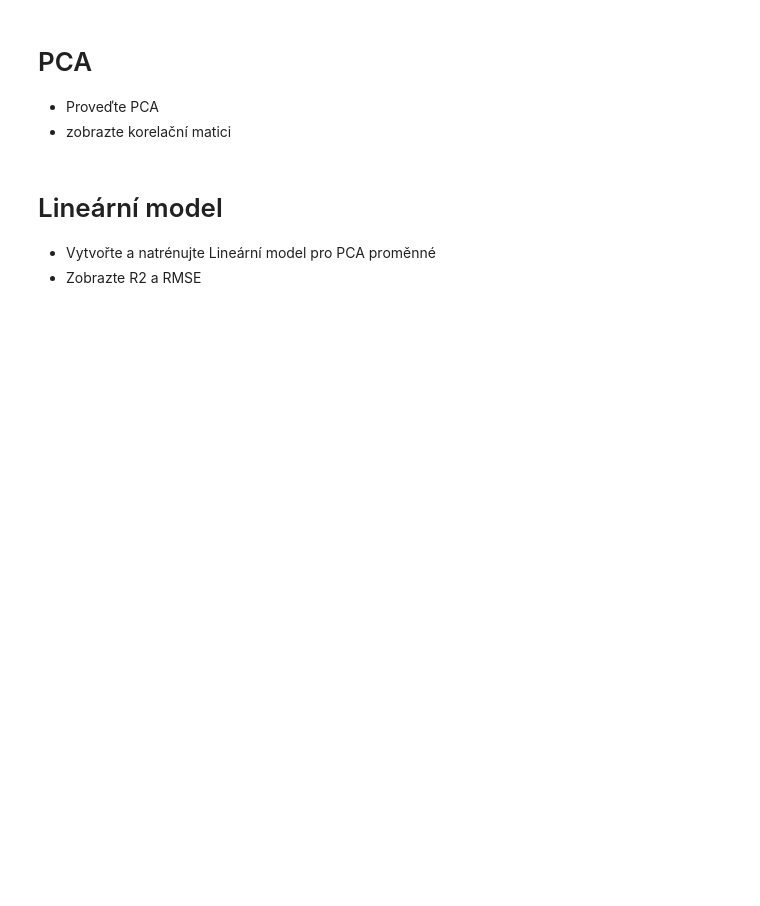
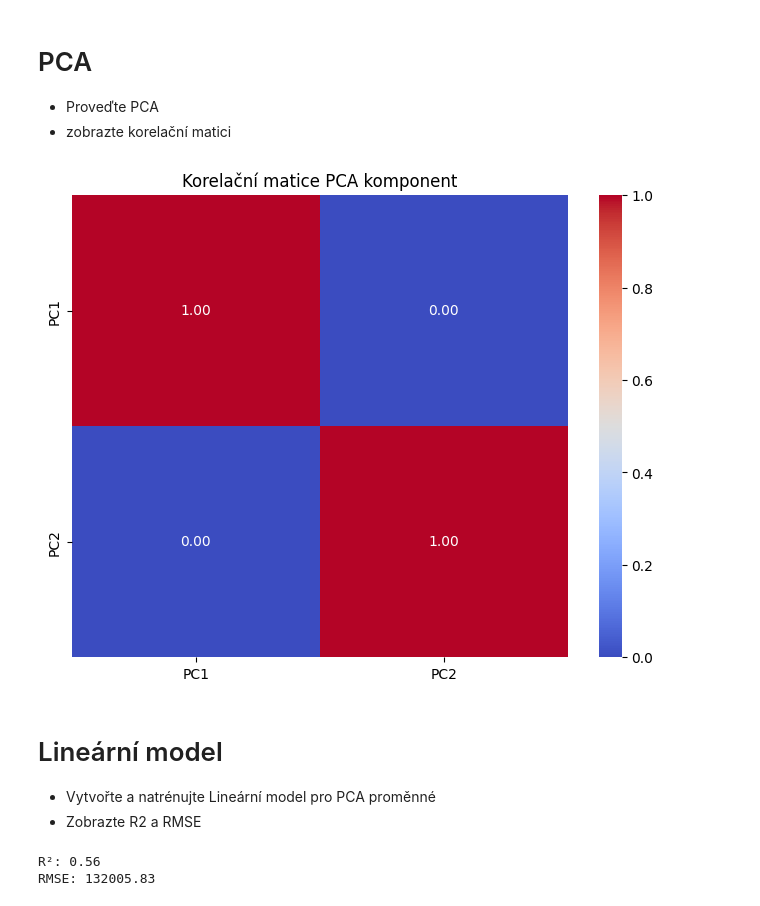
Before and after one commit to University-of-Pardubice/bmlai-cviceni-MatyasBlaha, a Jupyter notebook: 04_PCA/04_C_ukol_PCA.ipynb, the cells around one changed output. Cells and saved outputs as stored; diff of their text form; code cells hidden in the pictures; blank space fills up the shorter version.

```diff
--- a/04_PCA/04_C_ukol_PCA.ipynb
+++ b/04_PCA/04_C_ukol_PCA.ipynb
@@ -50,0 +89,2 @@ data.describe()
+# %%
+df = pd.DataFrame(data)
@@ -57,3 +155,23 @@ data.describe()
+# %%
+scaler = StandardScaler()
+X_standardized = scaler.fit_transform(df)
+# %%
+
+pca = PCA(n_components=2)
+X_pca = pca.fit_transform(X_standardized)
+
+# Vytvoření DataFrame s hlavními komponentami
+df_pca = pd.DataFrame(X_pca, columns=['PC1', 'PC2'])
+# %%
+correlation_matrix_pca = df_pca.corr()
+# %%
+
+plt.figure(figsize=(8, 6))
+sns.heatmap(correlation_matrix_pca, annot=True, cmap='coolwarm', fmt='.2f')
+plt.title('Korelační matice PCA komponent')
+plt.show()
+# %% [output]
+[figure, added]
 # %% [markdown]
 # Lineární model
 - Vytvořte a natrénujte Lineární model pro PCA proměnné
@@ -60,0 +191,29 @@ data.describe()
+# %%
+pca = PCA(n_components=2)
+X_pca = pca.fit_transform(X_standardized)
+df_pca = pd.DataFrame(X_pca, columns=['PC1', 'PC2'])
+
+# Rozdělení dat na trénovací (80 %) a testovací (20 %) sadu
+X_train, X_test, y_train, y_test = train_test_split(df_pca, y, test_size=0.2, random_state=42)
+
+# Vytvoření lineárního regresního modelu
+model = LinearRegression()
+
+# Trénování modelu na trénovací sadě
+model.fit(X_train, y_train)
+
+# Predikce na testovací sadě
+y_pred = model.predict(X_test)
+
+# Výpočet metrik R² a RMSE
+r2 = r2_score(y_test, y_pred) if len(y_test) > 1 else float('nan')  # Ošetření pro malý počet testovacích dat
+
+# Ruční výpočet RMSE (pokud squared=False není podporováno)
+mse = mean_squared_error(y_test, y_pred)
+rmse = np.sqrt(mse)
+
+print(f"R²: {r2:.2f}")
+print(f"RMSE: {rmse:.2f}")
+# %% [output]
+R²: 0.56
+RMSE: 132005.83
```
Also changed, not shown: parts of 21 cells of this notebook, 3 other files.
